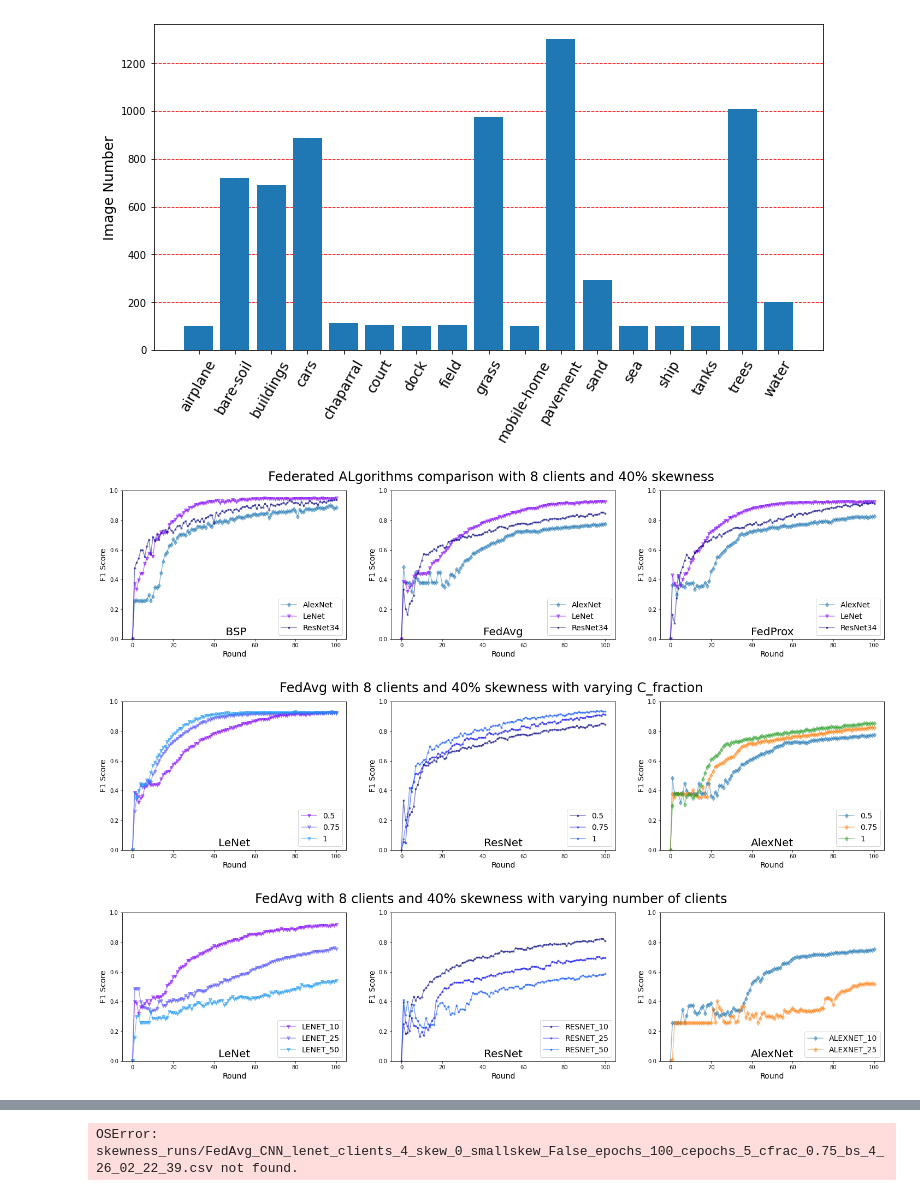
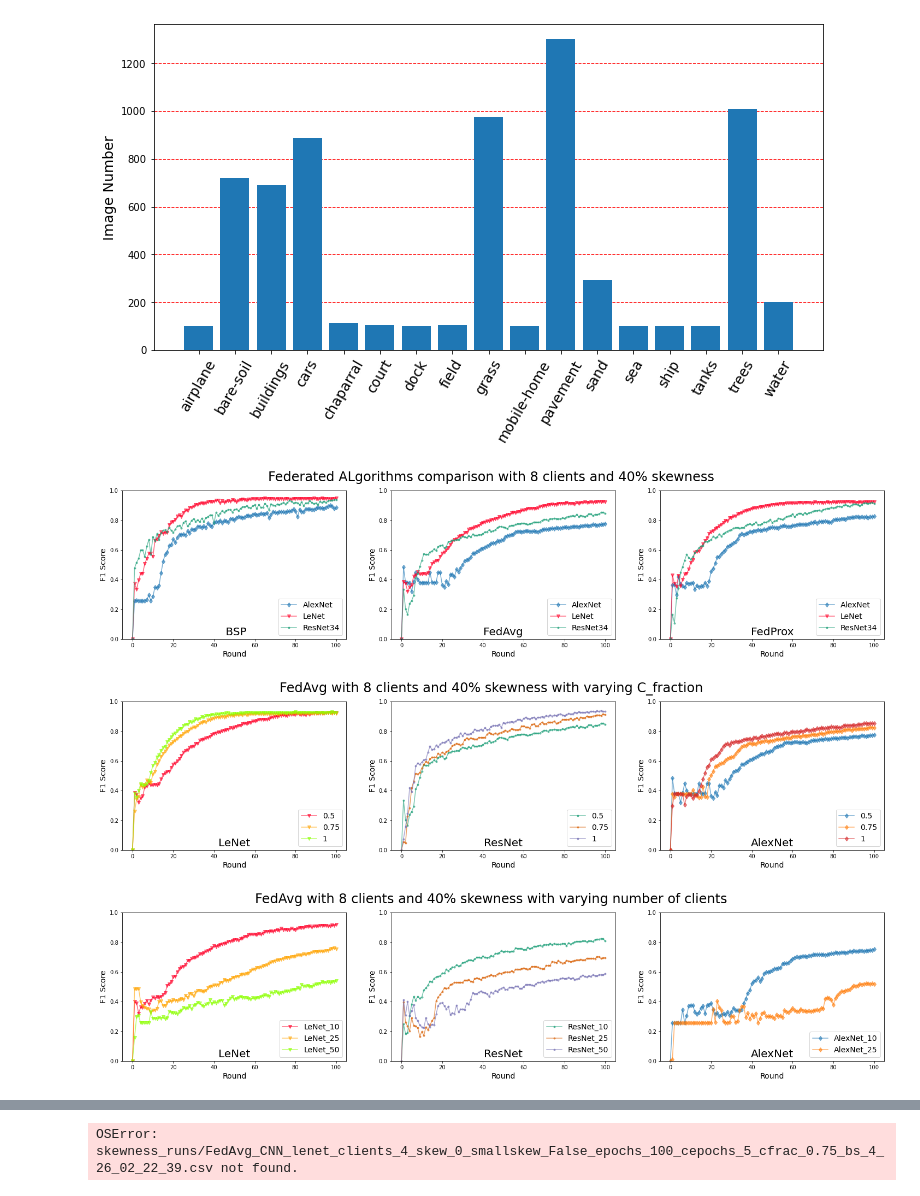
Before and after one commit to anandcu3/Federated-Learning-for-Remote-Sensing, a Jupyter notebook: the new plots notebook.ipynb, the cells around one changed output, grey strips where cells are left out. Drawn from its saved outputs; the diff is of its cells as text; code cells hidden in the pictures.

Commit message:
adjust the cmaps

```diff
--- a/the new plots notebook.ipynb
+++ b/the new plots notebook.ipynb
@@ -17,7 +17,7 @@ def restart_colors():
 def next_color(cmap, color_number):
     #color = tuple(np.random.uniform(0.0, 0.5, 3))
     #print(color_number ,0.1 * color_number)
-    color = cmap(0.1 * color_number)
+    color = cmap((0.15 * color_number)%1)
     return [color[0],color[1],color[2],color[3]]
 
 def get_shape(key, title):
@@ -27,11 +27,11 @@ def get_shape(key, title):
         color_number_al += 1
         return 'd-', color
     elif  (key in "ResNet") or ("ResNet" in key) or (title in "ResNet") or ("ResNet" in title) :
-        color = next_color(cm.get_cmap('jet'), color_number_res)
+        color = next_color(cm.get_cmap('Dark2'), color_number_res)
         color_number_res += 1
         return '.-', color
     elif (key in "LeNet") or ("LeNet" in key) or (title in "LeNet") or ("LeNet" in title) :
-        color = next_color(cm.get_cmap('rainbow'), color_number_le)
+        color = next_color(cm.get_cmap('gist_rainbow'), color_number_le)
         color_number_le += 1
         return 'v-', color
     else:
@@ -48,7 +48,7 @@ def plot_curves(acclist, subplot, title, botlim = 0, toplim = 1,ylabel="Accuracy
         modshape, colmap = get_shape(str(al), title)
         eporange = np.arange(len(list(acclist[al]))+1)
         thelist = np.insert(acclist[al],0,0)
-        subplot.plot(eporange, thelist , modshape, color = colmap ,label=str(al), alpha=0.5)
+        subplot.plot(eporange, thelist , modshape, color = colmap ,label=str(al), alpha=0.6)
     subplot.legend(loc='lower right',fontsize=14)
 # %%
 def bar_plot_acc(labels, cen, fl1, fl2):
@@ -186,7 +186,7 @@ restart_colors()
 
 plot_curves(fedprox_results, ax[2], 'FedProx', 0, 1, "F1 Score")
 # %% [output]
-[figure, old version]
+[figure, new version]
 # %%
 restart_colors()
 
@@ -205,26 +205,26 @@ plot_curves(lenet_cfrac_results,ax[0],'LeNet',0.0,1.0,"F1 Score")
 plot_curves(resnet_cfrac_results,ax[1],'ResNet',0.0,1.0, "F1 Score")
 plot_curves(alexnet_cfrac_results,ax[2],'AlexNet',0.0,1.0, "F1 Score")
 # %% [output]
-[figure, old version]
+[figure, new version]
 # %%
 restart_colors()
 
-lenet_clients_results = {"LENET_10": np.genfromtxt('nclients_results/FedAvg_CNN_lenet_clients_10_skew_40_smallskew_True_epochs_100_cepochs_5_cfrac_0.5_bs_4_23_02_15_38.csv',delimiter=',')[2,:],
-                 "LENET_25": np.genfromtxt('nclients_results/FedAvg_CNN_lenet_clients_25_skew_40_smallskew_True_epochs_100_cepochs_5_cfrac_0.5_bs_4_23_02_16_36.csv',delimiter=',')[2,:],
-                 "LENET_50": np.genfromtxt('nclients_results/FedAvg_CNN_lenet_clients_50_skew_40_smallskew_True_epochs_100_cepochs_5_cfrac_0.5_bs_4_23_02_17_35.csv',delimiter=',')[2,:],}
-resnet_clients_results = {"RESNET_10": np.genfromtxt('nclients_results/FedAvg_CNN_resnet34_clients_10_skew_40_smallskew_True_epochs_100_cepochs_5_cfrac_0.5_bs_4_23_02_19_39.csv',delimiter=',')[2,:],
-                 "RESNET_25": np.genfromtxt('nclients_results/FedAvg_CNN_resnet34_clients_25_skew_40_smallskew_True_epochs_100_cepochs_5_cfrac_0.5_bs_4_23_02_21_42.csv',delimiter=',')[2,:],
-                 "RESNET_50": np.genfromtxt('nclients_results/FedAvg_CNN_resnet34_clients_50_skew_40_smallskew_True_epochs_100_cepochs_5_cfrac_0.5_bs_4_23_02_23_48.csv',delimiter=',')[2,:],}
-alexnet_clients_results = {"ALEXNET_10": np.genfromtxt('nclients_results/FedAvg_CNN_alexnet_clients_10_skew_40_smallskew_True_epochs_100_cepochs_5_cfrac_0.5_bs_4_24_02_01_00.csv',delimiter=',')[2,:],
-                 "ALEXNET_25": np.genfromtxt('nclients_results/FedAvg_CNN_alexnet_clients_25_skew_40_smallskew_True_epochs_100_cepochs_5_cfrac_0.5_bs_4_24_02_02_10.csv',delimiter=',')[2,:],
+lenet_clients_results = {"LeNet_10": np.genfromtxt('nclients_results/FedAvg_CNN_lenet_clients_10_skew_40_smallskew_True_epochs_100_cepochs_5_cfrac_0.5_bs_4_23_02_15_38.csv',delimiter=',')[2,:],
+                 "LeNet_25": np.genfromtxt('nclients_results/FedAvg_CNN_lenet_clients_25_skew_40_smallskew_True_epochs_100_cepochs_5_cfrac_0.5_bs_4_23_02_16_36.csv',delimiter=',')[2,:],
+                 "LeNet_50": np.genfromtxt('nclients_results/FedAvg_CNN_lenet_clients_50_skew_40_smallskew_True_epochs_100_cepochs_5_cfrac_0.5_bs_4_23_02_17_35.csv',delimiter=',')[2,:],}
+resnet_clients_results = {"ResNet_10": np.genfromtxt('nclients_results/FedAvg_CNN_resnet34_clients_10_skew_40_smallskew_True_epochs_100_cepochs_5_cfrac_0.5_bs_4_23_02_19_39.csv',delimiter=',')[2,:],
+                 "ResNet_25": np.genfromtxt('nclients_results/FedAvg_CNN_resnet34_clients_25_skew_40_smallskew_True_epochs_100_cepochs_5_cfrac_0.5_bs_4_23_02_21_42.csv',delimiter=',')[2,:],
+                 "ResNet_50": np.genfromtxt('nclients_results/FedAvg_CNN_resnet34_clients_50_skew_40_smallskew_True_epochs_100_cepochs_5_cfrac_0.5_bs_4_23_02_23_48.csv',delimiter=',')[2,:],}
+alexnet_clients_results = {"AlexNet_10": np.genfromtxt('nclients_results/FedAvg_CNN_alexnet_clients_10_skew_40_smallskew_True_epochs_100_cepochs_5_cfrac_0.5_bs_4_24_02_01_00.csv',delimiter=',')[2,:],
+                 "AlexNet_25": np.genfromtxt('nclients_results/FedAvg_CNN_alexnet_clients_25_skew_40_smallskew_True_epochs_100_cepochs_5_cfrac_0.5_bs_4_24_02_02_10.csv',delimiter=',')[2,:],
                         }
 fig, ax = plt.subplots(1, 3, figsize=(25,5))
 fig.suptitle("FedAvg with 8 clients and 40% skewness with varying number of clients", fontsize=24)
 plot_curves(lenet_clients_results,ax[0],'LeNet',0.0,1.0,"F1 Score")
 plot_curves(resnet_clients_results,ax[1],'ResNet',0.0,1.0, "F1 Score")
 plot_curves(alexnet_clients_results,ax[2],'AlexNet',0.0,1.0, "F1 Score")
 # %% [output]
-[figure, old version]
+[figure, new version]
 # %%
 restart_colors()
 
```
Also changed, not shown: parts of 1 cell of this notebook.
